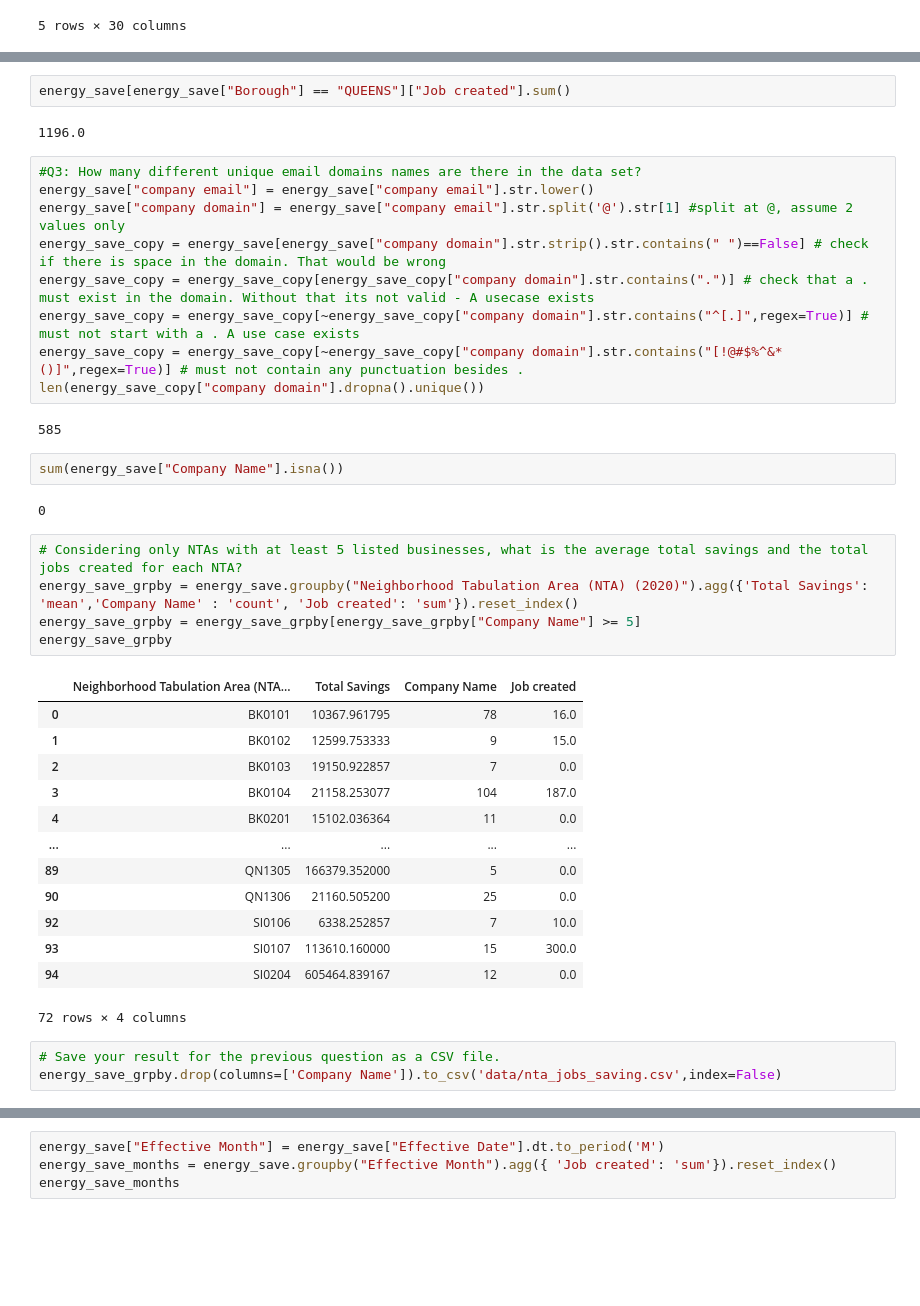
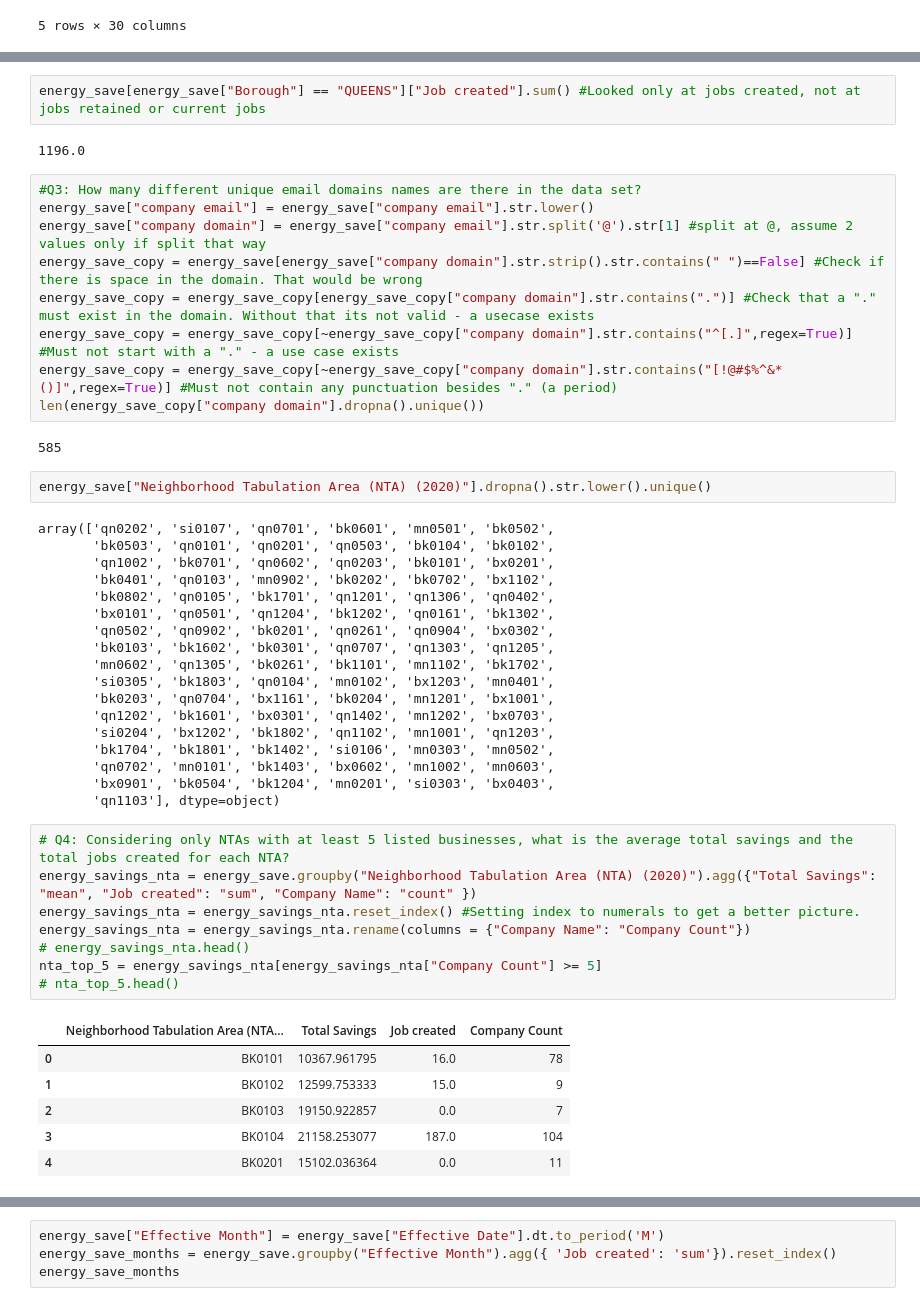
Before and after one commit to vaishalitalwar/data-incubator-day-8-milestone-project, a Jupyter notebook: PandasPractice_Day4_5_TDI.ipynb, the cells around one changed output, grey strips where cells are left out. Saved outputs shown, nothing was run; the diff lists cells and outputs as text; blank space fills up the shorter version.

```diff
--- a/PandasPractice_Day4_5_TDI.ipynb
+++ b/PandasPractice_Day4_5_TDI.ipynb
@@ -43,43 +47,52 @@ energy_save["Borough"].unique() # no clean up required
 array(['QUEENS', 'STATEN IS', 'BROOKLYN', 'MANHATTAN', nan, 'BRONX'],
       dtype=object)
 # %%
-energy_save[energy_save["Borough"] == "QUEENS"]["Job created"].sum()
+energy_save[energy_save["Borough"] == "QUEENS"]["Job created"].sum() #Looked only at jobs created, not at jobs retained or current jobs
 # %% [output]
 1196.0
 # %%
 #Q3: How many different unique email domains names are there in the data set?
 energy_save["company email"] = energy_save["company email"].str.lower()
-energy_save["company domain"] = energy_save["company email"].str.split('@').str[1] #split at @, assume 2 values only
-energy_save_copy = energy_save[energy_save["company domain"].str.strip().str.contains(" ")==False] # check if there is space in the domain. That would be wrong
-energy_save_copy = energy_save_copy[energy_save_copy["company domain"].str.contains(".")] # check that a . must exist in the domain. Without that its not valid - A usecase exists
-energy_save_copy = energy_save_copy[~energy_save_copy["company domain"].str.contains("^[.]",regex=True)] # must not start with a . A use case exists
-energy_save_copy = energy_save_copy[~energy_save_copy["company domain"].str.contains("[!@#$%^&*()]",regex=True)] # must not contain any punctuation besides .
+energy_save["company domain"] = energy_save["company email"].str.split('@').str[1] #split at @, assume 2 values only if split that way
+energy_save_copy = energy_save[energy_save["company domain"].str.strip().str.contains(" ")==False] #Check if there is space in the domain. That would be wrong
+energy_save_copy = energy_save_copy[energy_save_copy["company domain"].str.contains(".")] #Check that a "." must exist in the domain. Without that its not valid - a usecase exists
+energy_save_copy = energy_save_copy[~energy_save_copy["company domain"].str.contains("^[.]",regex=True)] #Must not start with a "." - a use case exists
+energy_save_copy = energy_save_copy[~energy_save_copy["company domain"].str.contains("[!@#$%^&*()]",regex=True)] #Must not contain any punctuation besides "." (a period)
 len(energy_save_copy["company domain"].dropna().unique())
 # %% [output]
 585
-# %%
-sum(energy_save["Company Name"].isna())
-# %% [output]
-0
+# %%
+energy_save["Neighborhood Tabulation Area (NTA) (2020)"].dropna().str.lower().unique()
+# %% [output]
+array(['qn0202', 'si0107', 'qn0701', 'bk0601', 'mn0501', 'bk0502',
+       'bk0503', 'qn0101', 'qn0201', 'qn0503', 'bk0104', 'bk0102',
+       'qn1002', 'bk0701', 'qn0602', 'qn0203', 'bk0101', 'bx0201',
+       'bk0401', 'qn0103', 'mn0902', 'bk0202', 'bk0702', 'bx1102',
+       'bk0802', 'qn0105', 'bk1701', 'qn1201', 'qn1306', 'qn0402',
+       'bx0101', 'qn0501', 'qn1204', 'bk1202', 'qn0161', 'bk1302',
+       'qn0502', 'qn0902', 'bk0201', 'qn0261', 'qn0904', 'bx0302',
+       'bk0103', 'bk1602', 'bk0301', 'qn0707', 'qn1303', 'qn1205',
+       'mn0602', 'qn1305', 'bk0261', 'bk1101', 'mn1102', 'bk1702',
+       'si0305', 'bk1803', 'qn0104', 'mn0102', 'bx1203', 'mn0401',
+       'bk0203', 'qn0704', 'bx1161', 'bk0204', 'mn1201', 'bx1001',
+       'qn1202', 'bk1601', 'bx0301', 'qn1402', 'mn1202', 'bx0703',
+       'si0204', 'bx1202', 'bk1802', 'qn1102', 'mn1001', 'qn1203',
+       'bk1704', 'bk1801', 'bk1402', 'si0106', 'mn0303', 'mn0502',
+       'qn0702', 'mn0101', 'bk1403', 'bx0602', 'mn1002', 'mn0603',
+       'bx0901', 'bk0504', 'bk1204', 'mn0201', 'si0303', 'bx0403',
+       'qn1103'], dtype=object)
 # %%
-# Considering only NTAs with at least 5 listed businesses, what is the average total savings and the total jobs created for each NTA?
-energy_save_grpby = energy_save.groupby("Neighborhood Tabulation Area (NTA) (2020)").agg({'Total Savings': 'mean','Company Name' : 'count', 'Job created': 'sum'}).reset_index()
-energy_save_grpby = energy_save_grpby[energy_save_grpby["Company Name"] >= 5]
-energy_save_grpby
+# Q4: Considering only NTAs with at least 5 listed businesses, what is the average total savings and the total jobs created for each NTA?
+energy_savings_nta = energy_save.groupby("Neighborhood Tabulation Area (NTA) (2020)").agg({"Total Savings": "mean", "Job created": "sum", "Company Name": "count" })
+energy_savings_nta = energy_savings_nta.reset_index() #Setting index to numerals to get a better picture.
+energy_savings_nta = energy_savings_nta.rename(columns = {"Company Name": "Company Count"})
+# energy_savings_nta.head()
+nta_top_5 = energy_savings_nta[energy_savings_nta["Company Count"] >= 5]
+# nta_top_5.head()
 # %% [output]
-|  | Neighborhood Tabulation Area (NTA... | Total Savings | Company Name | Job created |
-| 0 | BK0101 | 10367.961795 | 78 | 16.0 |
-| 1 | BK0102 | 12599.753333 | 9 | 15.0 |
-| 2 | BK0103 | 19150.922857 | 7 | 0.0 |
-| 3 | BK0104 | 21158.253077 | 104 | 187.0 |
-| 4 | BK0201 | 15102.036364 | 11 | 0.0 |
-| ... | ... | ... | ... | ... |
-| 89 | QN1305 | 166379.352000 | 5 | 0.0 |
-| 90 | QN1306 | 21160.505200 | 25 | 0.0 |
-| 92 | SI0106 | 6338.252857 | 7 | 10.0 |
-| 93 | SI0107 | 113610.160000 | 15 | 300.0 |
-| 94 | SI0204 | 605464.839167 | 12 | 0.0 |
+|  | Neighborhood Tabulation Area (NTA... | Total Savings | Job created | Company Count |
+| 0 | BK0101 | 10367.961795 | 16.0 | 78 |
+| 1 | BK0102 | 12599.753333 | 15.0 | 9 |
+| 2 | BK0103 | 19150.922857 | 0.0 | 7 |
+| 3 | BK0104 | 21158.253077 | 187.0 | 104 |
+| 4 | BK0201 | 15102.036364 | 0.0 | 11 |
-72 rows × 4 columns
-# %%
-# Save your result for the previous question as a CSV file.
-energy_save_grpby.drop(columns=['Company Name']).to_csv('data/nta_jobs_saving.csv',index=False)
```
Also changed, not shown: parts of 11 cells of this notebook, 1 other file.
